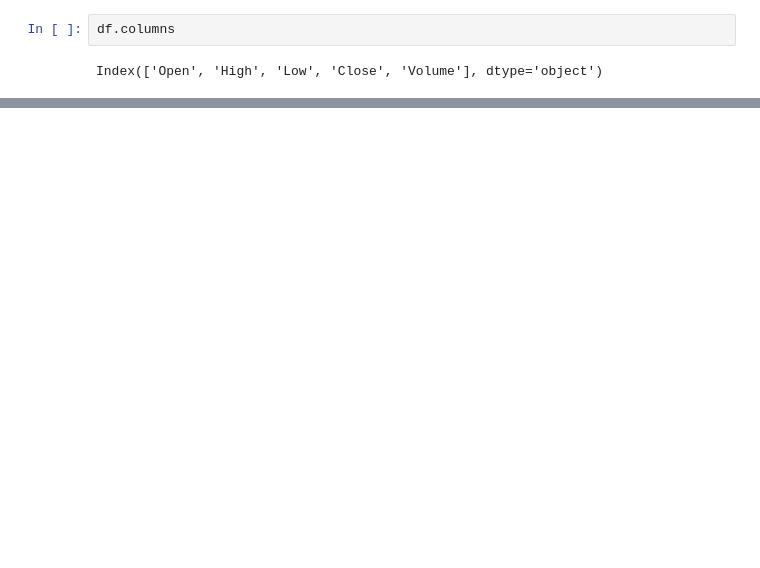
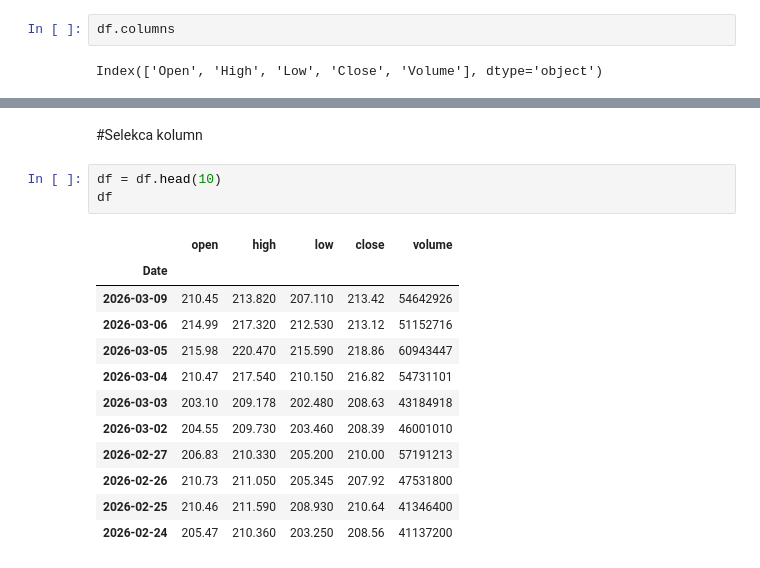
Before and after one commit to JotJaw/data-science-bootcamp, a Jupyter notebook: 02_analiza_danych/02_dane_gieldowe.ipynb, the cells around one changed output, grey strips where cells are left out. Saved outputs shown, nothing was run; the diff lists cells and outputs as text; blank space fills up the shorter version.

```diff
--- a/02_analiza_danych/02_dane_gieldowe.ipynb
+++ b/02_analiza_danych/02_dane_gieldowe.ipynb
@@ -123,0 +124,18 @@ df.describe().T
+# %% [markdown]
+#Selekca kolumn
+# %%
+df = df.head(10)
+df
+# %% [output]
+|  | open | high | low | close | volume |
+| Date |  |  |  |  |  |
+| 2026-03-09 | 210.45 | 213.820 | 207.110 | 213.42 | 54642926 |
+| 2026-03-06 | 214.99 | 217.320 | 212.530 | 213.12 | 51152716 |
+| 2026-03-05 | 215.98 | 220.470 | 215.590 | 218.86 | 60943447 |
+| 2026-03-04 | 210.47 | 217.540 | 210.150 | 216.82 | 54731101 |
+| 2026-03-03 | 203.10 | 209.178 | 202.480 | 208.63 | 43184918 |
+| 2026-03-02 | 204.55 | 209.730 | 203.460 | 208.39 | 46001010 |
+| 2026-02-27 | 206.83 | 210.330 | 205.200 | 210.00 | 57191213 |
+| 2026-02-26 | 210.73 | 211.050 | 205.345 | 207.92 | 47531800 |
+| 2026-02-25 | 210.46 | 211.590 | 208.930 | 210.64 | 41346400 |
+| 2026-02-24 | 205.47 | 210.360 | 203.250 | 208.56 | 41137200 |
```
Also changed, not shown: parts of 49 cells of this notebook.
